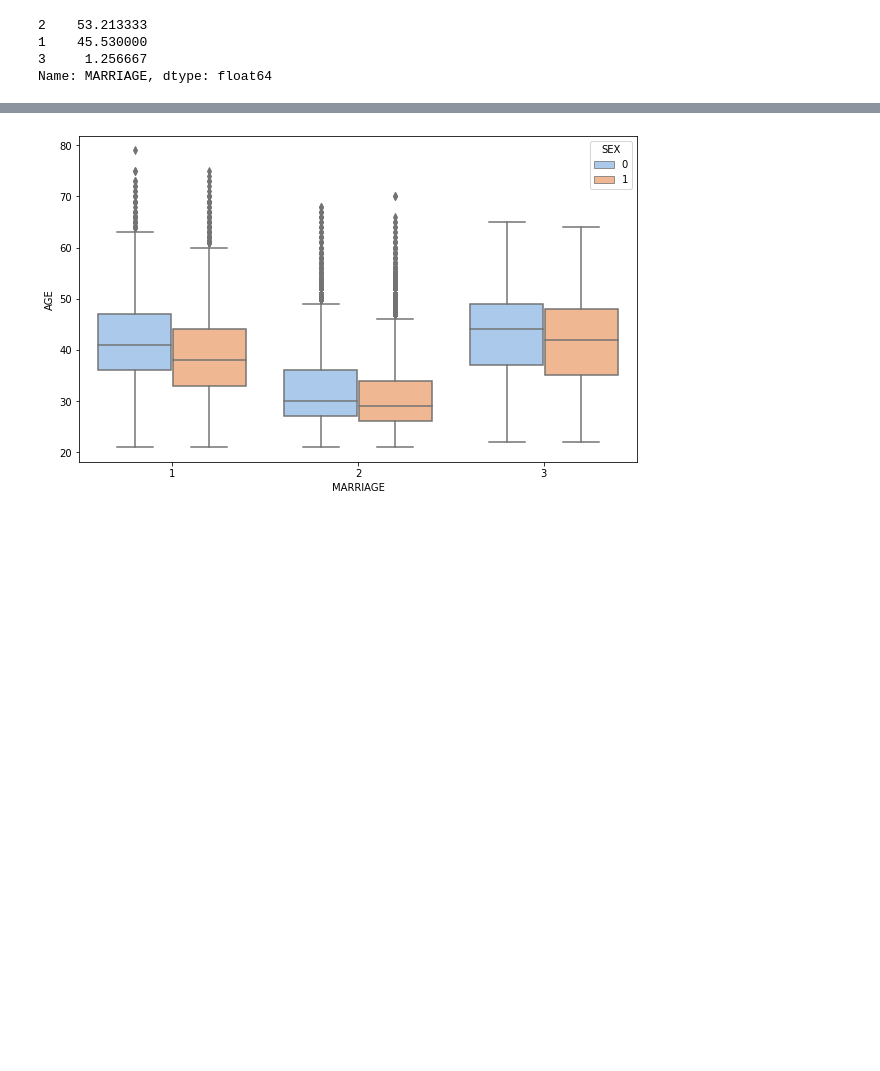
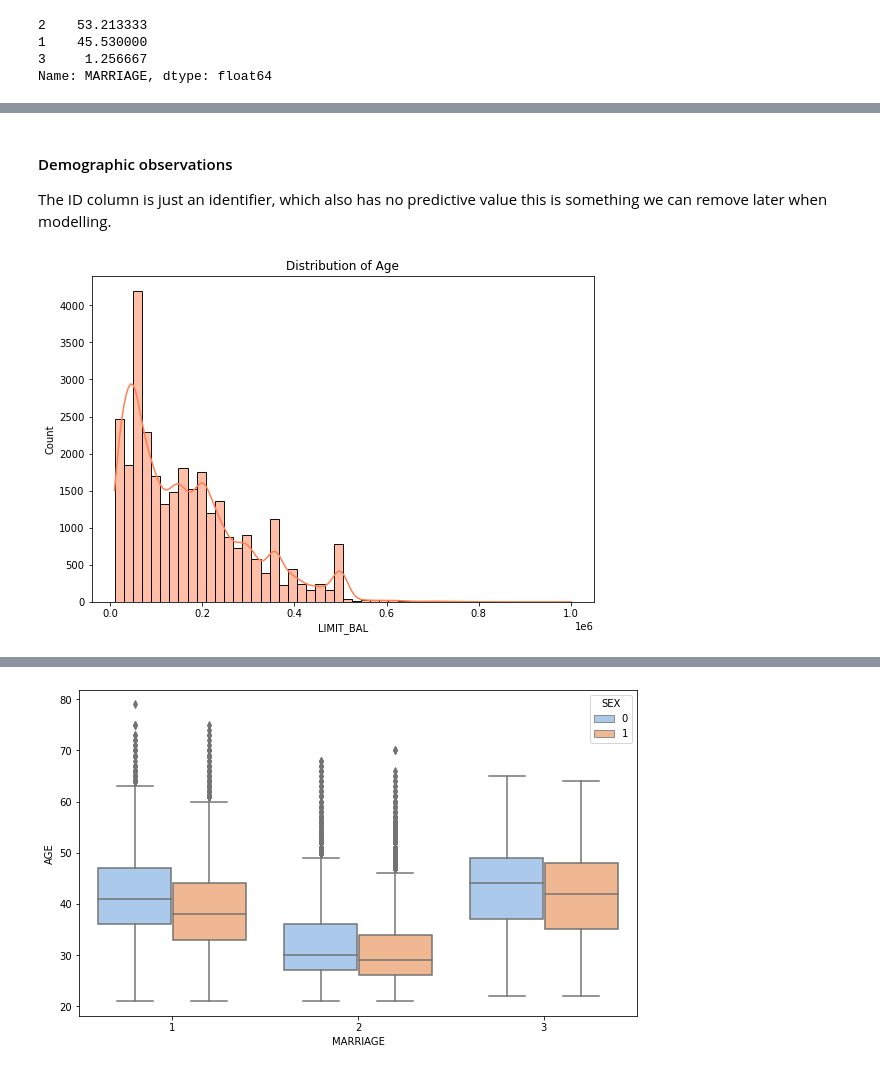
Before and after one commit to apayal/capstone_project, a Jupyter notebook: _notebooks/2022-07-01-eda.ipynb, the cells around one changed output, grey strips where cells are left out. Drawn from its saved outputs; the diff is of its cells as text; code cells hidden in the pictures; blank space fills up the shorter version.

Commit message:
modelling notebook

```diff
--- a/_notebooks/2022-07-01-eda.ipynb
+++ b/_notebooks/2022-07-01-eda.ipynb
@@ -116,2 +144,2 @@ Default payment next month is the target column i.e the one we want to predict.
 # %%
-credit_df.rename(columns={'PAY_0':'PAY_1'},inplace=True)
+credit_df.rename(columns=new_column_names,inplace=True)
@@ -122,2 +145,0 @@ credit_df.columns[6] # check
-# %%
-credit_df.rename(columns={'default payment next month':'DEFAULT'},inplace=True)
@@ -185,0 +208,3 @@ Name: SEX, Length: 30000, dtype: int64
+# %%
+credit_df['EDUCATION']=credit_df['EDUCATION'].replace([0,5,6], 4 )
+credit_df['EDUCATION'].value_counts(normalize=True)*100 # now do get dummies so we only have 3 columns left
@@ -251,2 +262,0 @@ Additionally since adding the 3 unknown values gives us 345 values which is just
-# %%
-credit_df['EDUCATION']=credit_df['EDUCATION'].replace([0, 4,5,6], 3 )
@@ -287,0 +359,16 @@ Name: MARRIAGE, dtype: int64
+# %% [markdown]
+#### Demographic observations
+
+
+
+The ID column is just an identifier, which also has no predictive value this is something we can remove later when modelling.
+# %%
+#looking at range of age
+#color=sns.color_palette("rocket")
+
+plt.figure(figsize=(9,6))
+sns.histplot(data=credit_df['LIMIT_BAL'],bins=50,color='coral',kde=True)
+plt.title('Distribution of Age')
+plt.show()
+# %% [output]
+[figure, added]
```
Also changed, not shown: parts of 112 cells of this notebook, 1 other file.
